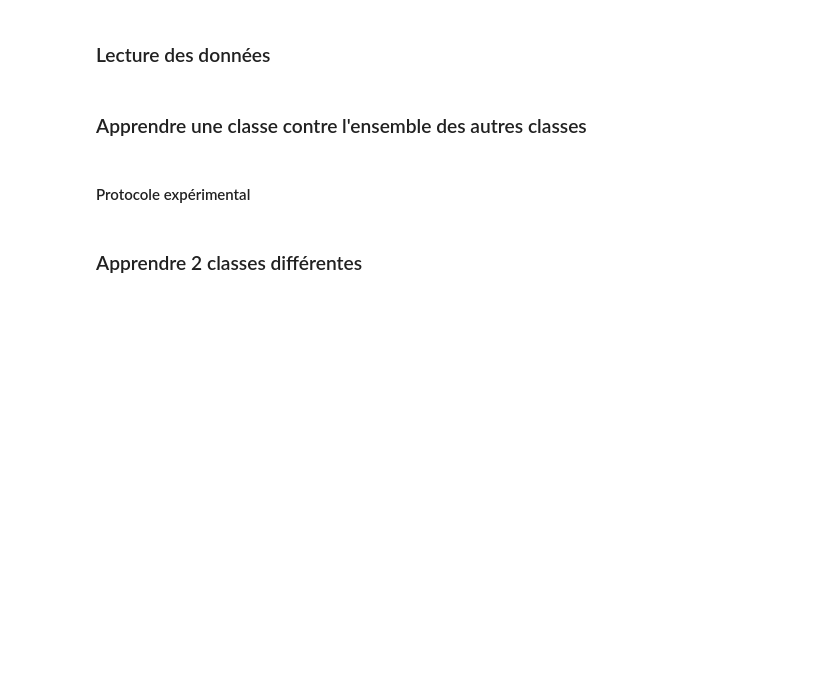
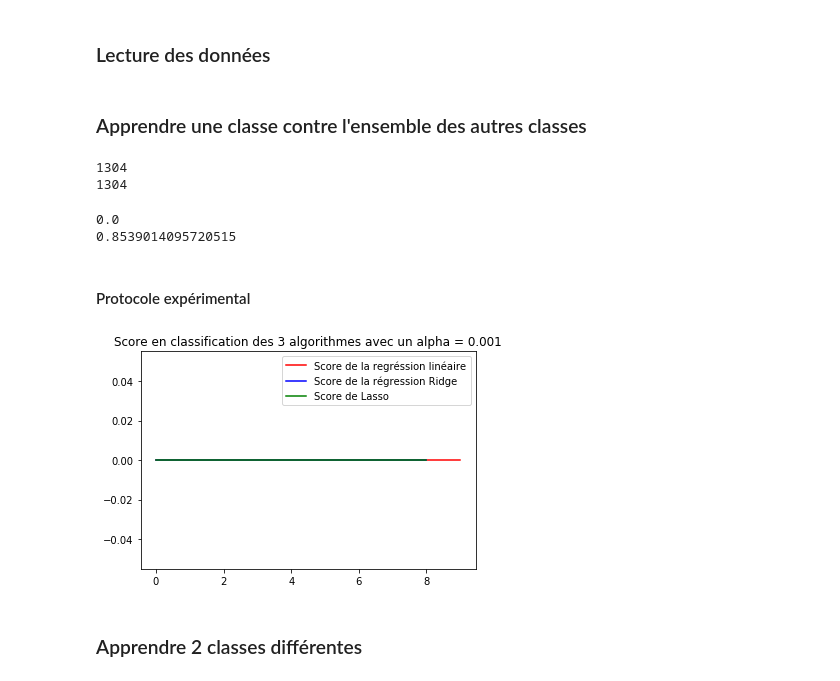
Before and after one commit to leoandeol/arf-inpainting, a Jupyter notebook: Inpainting.ipynb, the cells around one changed output. Drawn from its saved outputs; the diff is of its cells as text; code cells hidden in the pictures; blank space fills up the shorter version.

```diff
--- a/Inpainting.ipynb
+++ b/Inpainting.ipynb
@@ -64,7 +64,20 @@ def split_1_vs_all(data_train, data_test, num):
     return dtr[:,1:], dtr[:,0].astype(int), dts[:,1:], dts[:,0].astype(int)
 # %%
 # Exemple de découpage sur le nombre 7 en utilisant la fonction split_1_vs_all
-Xtrain, Ytrain, Xtest, Ytest = split_1_vs_all(data_train, data_test, 6)
+Xtrain, Ytrain, Xtest, Ytest = split_1_vs_all(data_train, data_test, 4)
+print(len(Ytrain))
+print(len(Xtrain))
+# %% [output]
+1304
+1304
+# %%
+linearRegression = LinearRegression()
+linearRegression.fit(Xtrain, Ytrain)
+print(linearRegression.score(Xtest, Ytest))
+print(linearRegression.score(Xtrain, Ytrain))
+# %% [output]
+0.0
+0.8539014095720515
 # %% [markdown]
 #### Protocole expérimental
 # %%
@@ -113,3 +125,18 @@ Xtrain, Ytrain, Xtest, Ytest = split_1_vs_all(data_train, data_test, 6)
+# %%
+mean_scores_ridge = list(map(lambda x : np.mean(x), scoresR))
+mean_coeff_ridge = list(map(lambda x : np.mean(x), coeffR))
+mean_scores_lasso = list(map(lambda x : np.mean(x), scoresL))
+mean_coeff_lasso = list(map(lambda x : np.mean(x), coeffL))
+# %%
+# Comparaison des scores des 3 algorithmes sur 10 itérations
+plt.plot(range(10), LR_scores, color='red', label='Score de la regréssion linéaire')
+plt.plot(range(9), mean_scores_ridge, color='blue', label='Score de la régression Ridge')
+plt.plot(range(9), mean_scores_lasso, color='green', label='Score de Lasso')
+plt.title("Score en classification des 3 algorithmes avec un alpha = 0.001")
+plt.legend()
+plt.show()
+# %% [output]
+[figure, added]
 # %% [markdown]
 ### Apprendre 2 classes différentes
 # %%
```
Also changed, not shown: parts of 10 cells of this notebook.
